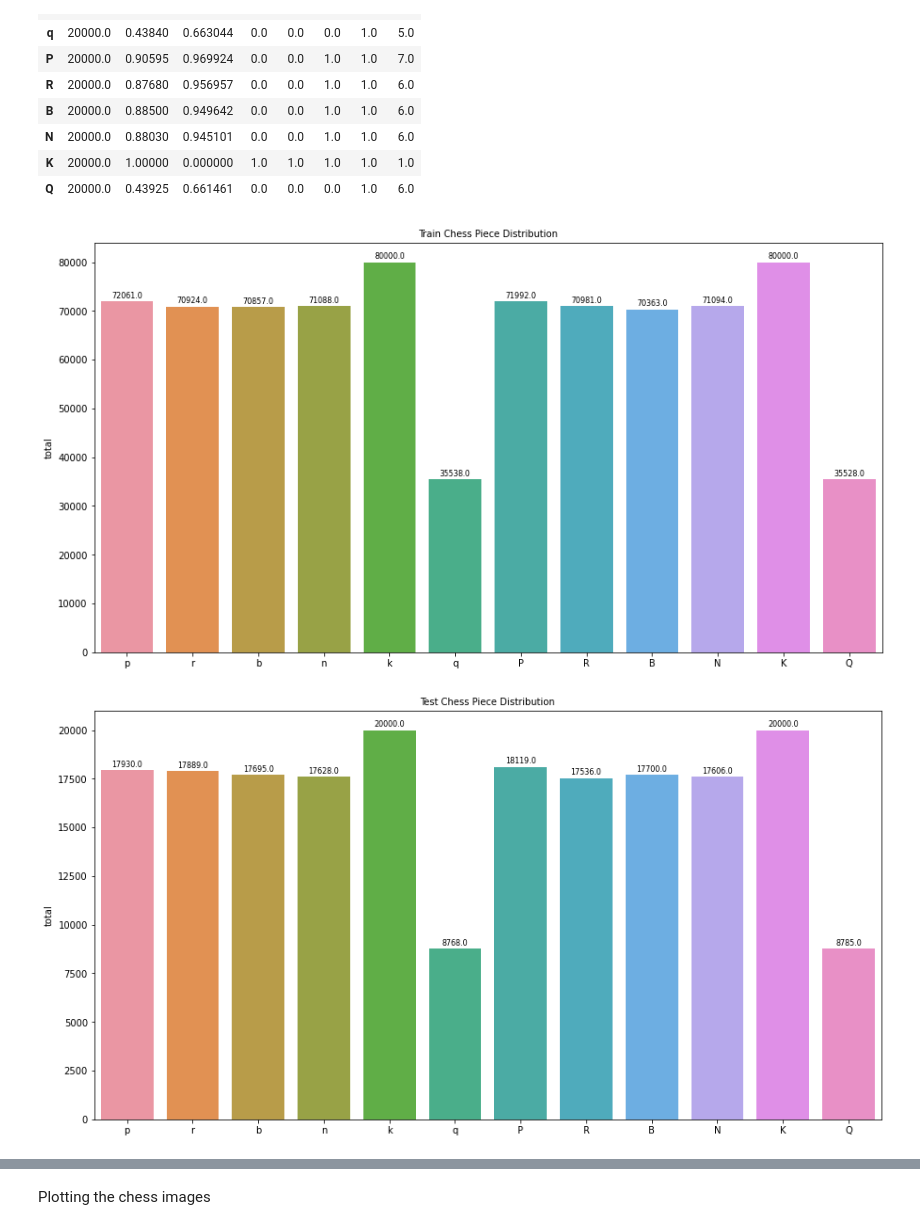
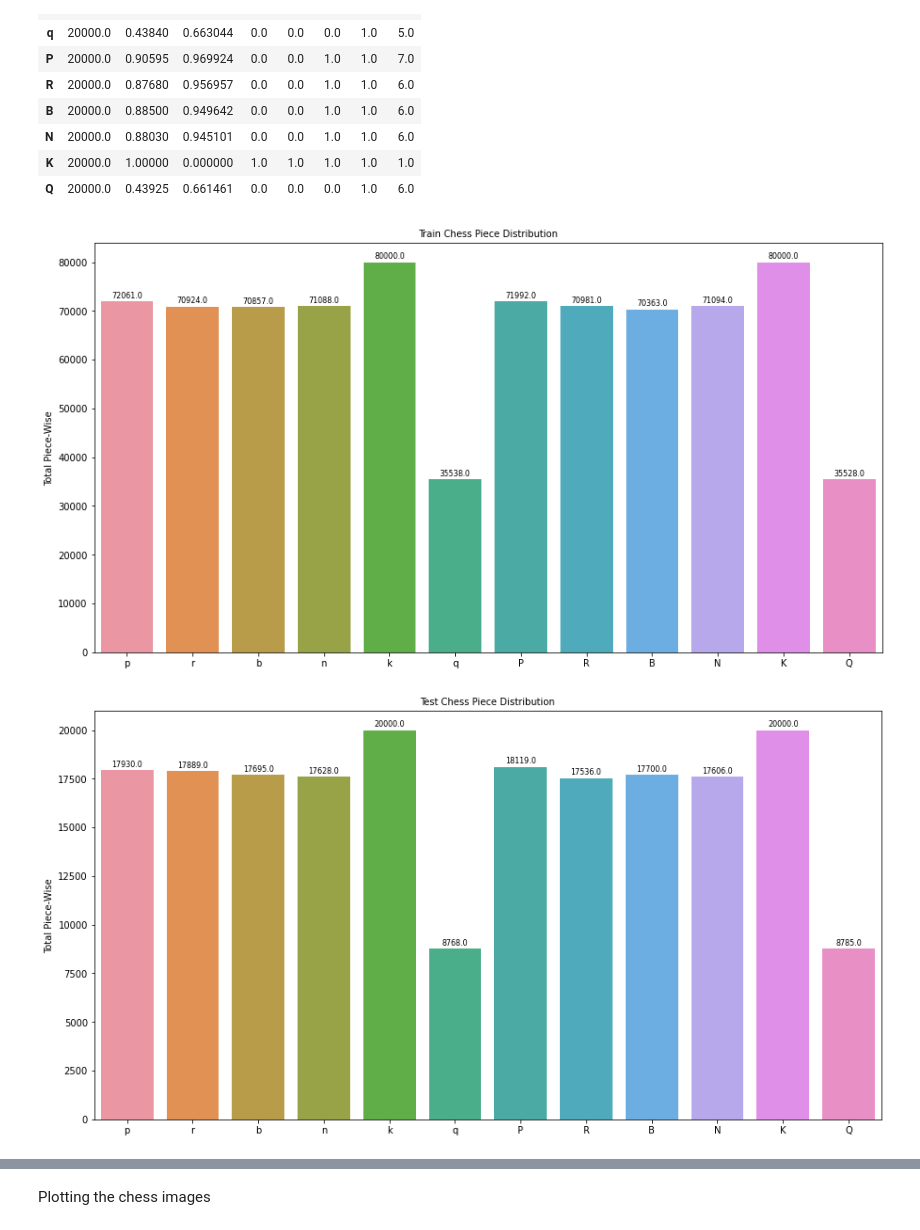
Before and after one commit to mohd-saifuddin/Chess-Recognition-Problem, a Jupyter notebook: 01-EDA.ipynb, the cells around one changed output, grey strips where cells are left out. Drawn from its saved outputs; the diff is of its cells as text; code cells hidden in the pictures.

Commit message:
EDA added board piece distribution

```diff
--- a/01-EDA.ipynb
+++ b/01-EDA.ipynb
@@ -155,13 +151,13 @@ display(te_piece_df.describe().T)
 | K | 20000.0 | 1.00000 | 0.000000 | 1.0 | 1.0 | 1.0 | 1.0 | 1.0 |
 | Q | 20000.0 | 0.43925 | 0.661461 | 0.0 | 0.0 | 0.0 | 1.0 | 6.0 |
 # %%
-def chess_piece_distribution(df, title):
+def chess_piece_distribution(df, col, title):
     """
     This function plots the distribution of given data[label].
     """
 
     plt.figure(figsize=(15, 8))
-    bars = sns.barplot(x=df.index, y=df['total'])
+    bars = sns.barplot(x=df.index, y=df[col])
     for b in bars.patches:
         x = b.get_x() + (b.get_width() / 2)
         y = b.get_height()
@@ -171,5 +167,5 @@ def chess_piece_distribution(df, title):
     plt.title(label='{} Chess Piece Distribution'.format(title), fontsize=10)
     plt.show()
 # %%
-tr_chess_total = tr_piece_df[list(piece_symbols)].sum().to_frame().rename(columns={0: 'total'})
+tr_chess_total_piece_wise = tr_piece_df[list(piece_symbols)].sum().to_frame().rename(columns={0: 'Total Piece-Wise'})
 # %%
@@ -177,8 +173,8 @@ te_chess_total = te_piece_df[list(piece_symbols)].sum().to_frame().rename(column
 # %%
-chess_piece_distribution(df=tr_chess_total, title="Train")
+chess_piece_distribution(df=tr_chess_total_piece_wise, col='Total Piece-Wise', title='Train')
 # %% [output]
-[figure, old version]
+[figure, new version]
 # %%
-chess_piece_distribution(df=te_chess_total, title="Test")
+chess_piece_distribution(df=te_chess_total_piece_wise, col='Total Piece-Wise', title='Test')
 # %% [output]
-[figure, old version]
+[figure, new version]
```
Also changed, not shown: parts of 32 cells of this notebook.
